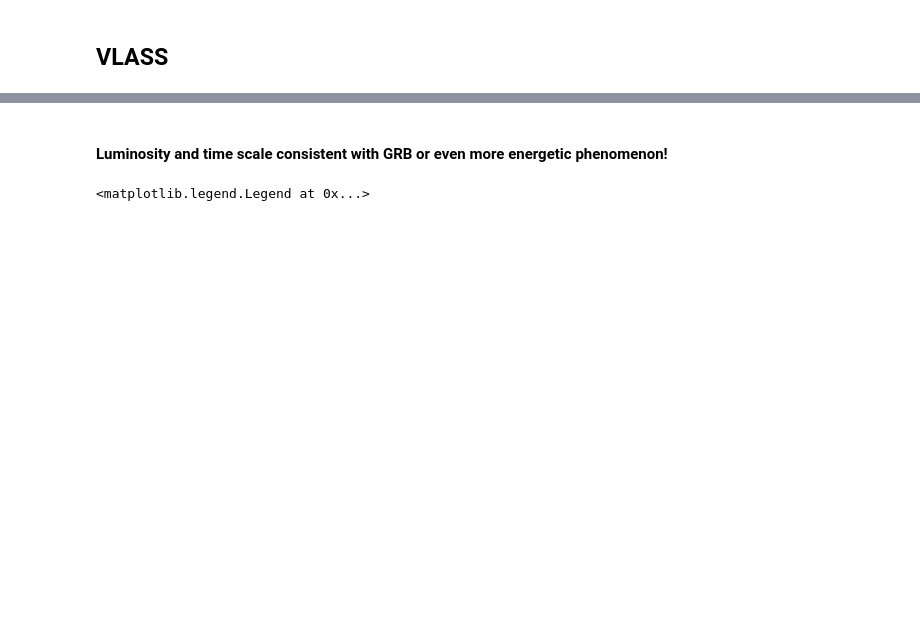
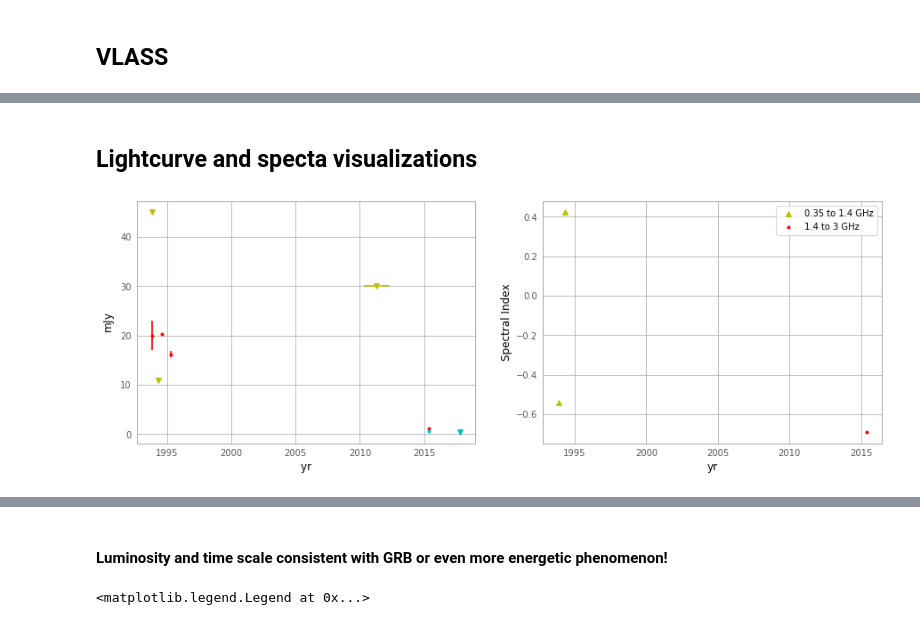
Before and after one commit to caseyjlaw/vlass_query, a Jupyter notebook: J141918.855+394036.03.ipynb, the cells around one changed output, grey strips where cells are left out. Drawn from its saved outputs; the diff is of its cells as text; code cells hidden in the pictures; blank space fills up the shorter version.

```diff
--- a/J141918.855+394036.03.ipynb
+++ b/J141918.855+394036.03.ipynb
@@ -178,0 +263,18 @@ Compare to Metzger et al (2018), on rates and lightcurves or radio transients.
+# %%
+t_vlssr = astropy.time.Time('2005-03-14').decimalyear  # "between 2001 and 2007"
+et_vlssr = 3  # "between 2001 and 2007"
+f_vlssr = 74e-3
+s_vlssr = 3*130   # mJy; nominal 3 sigma limit
+
+t_tgss = astropy.time.Time('2011-04-16').decimalyear  # observed "between 2010 and 2012"
+et_tgss = 1  # observed "between 2010 and 2012"
+f_tgss = 150e-3  # GHz
+s_tgss = 3*10.  # mJy; nominal 3 sigma limit
+
+t_wenss = astropy.time.Time('1994-04-25').decimalyear  # 1994-03-28 to 1994-05-22
+et_wenss = 1/12.  #
+f_wenss = 325e-3  # GHz
+s_wenss = 11 # mJy; nominal 3 sigma limit (5 sigma is quoted limit)
+
+alpha_fw = np.log10(s_first/s_wenss)/np.log10(f_first/f_wenss)
+print('Lower limit from non-simultaneous 0.325/1.4 GHz: {0}'.format(alpha_fw))
@@ -178,0 +292,22 @@ Compare to Metzger et al (2018), on rates and lightcurves or radio transients.
+# %% [markdown]
+## Lightcurve and specta visualizations
+# %%
+# omit vlssr (not constraining and throws off plot)
+
+with quantity_support():
+    plt.figure(figsize=(15,5))
+    plt.subplot(121)
+    # fluxes
+    plt.errorbar([t_ab6860, t_first, t_nvss, t_farnes]*u.year, [s_ab6860, s_first, s_nvss, s_farnesL]*u.milliJansky, yerr=[es_ab6860, es_first, es_nvss, es_farnesL]*u.milliJansky, fmt='r.')  # 1.4 GHz
+    plt.errorbar([t_farnes]*u.year, [s_farnesS]*u.milliJansky, yerr=[es_farnesS]*u.milliJansky, fmt='c.')  # 3 GHz
+    plt.plot([t_vlass]*u.year, [s_vlass]*u.milliJansky, 'cv')  # 3 GHz
+    plt.errorbar([t_tgss, t_wenss, t_ab6860]*u.year, [s_tgss, s_wenss, s_ab6860P]*u.milliJansky, xerr=[et_tgss, et_wenss, 0]*u.year, fmt='yv')  # 150 MHz
+    plt.subplot(122)
+    # alphas
+    plt.plot([t_ab6860, t_wenss], [alpha_ab6860, alpha_fw], 'y^', label="0.35 to 1.4 GHz")
+    plt.plot([t_farnes], [alpha_farnes], 'r.', label="1.4 to 3 GHz")
+    plt.xlabel("yr")
+    plt.ylabel("Spectral Index")
+    plt.legend()
+# %% [output]
+[figure, added]
```
Also changed, not shown: parts of 53 cells of this notebook, 3 other files.
